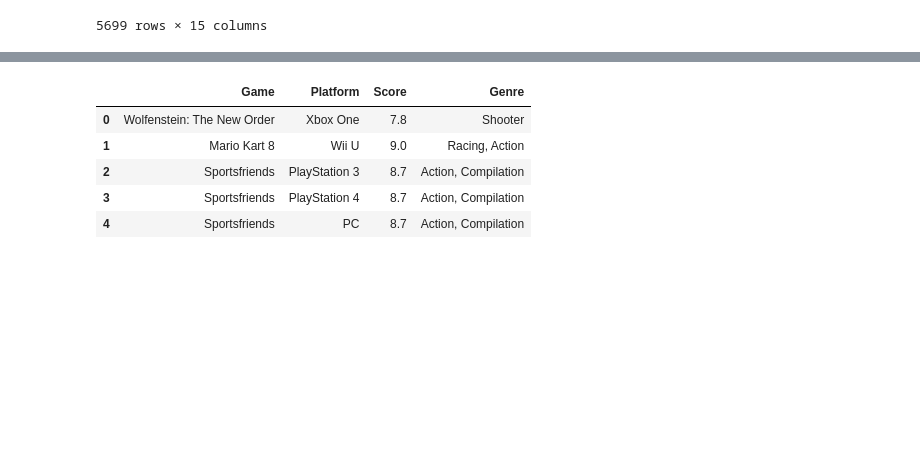
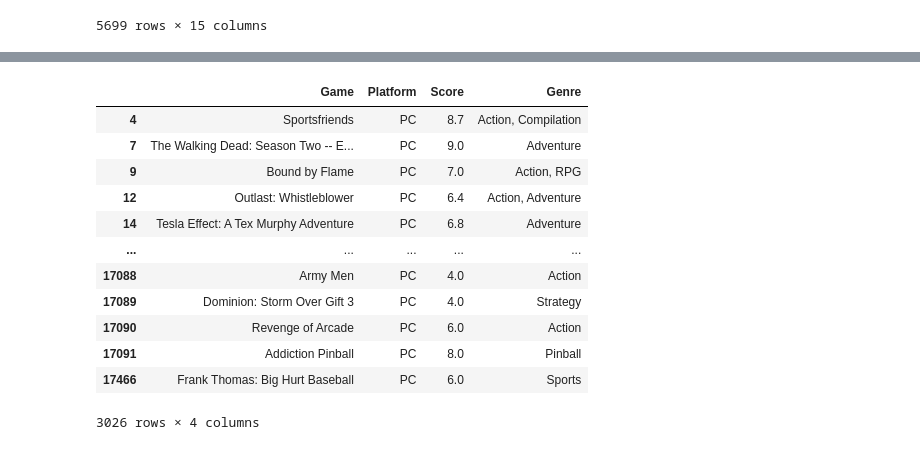
Before and after one commit to Witwer93/ETL-Project, a Jupyter notebook: etl_project_file.ipynb, the cells around one changed output, grey strips where cells are left out. Drawn from its saved outputs; the diff is of its cells as text; code cells hidden in the pictures; blank space fills up the shorter version.

Commit message:
Finished extraction, working on transformation
Working on cleaning dataframes made from csvs from kaggle.com

```diff
--- a/etl_project_file.ipynb
+++ b/etl_project_file.ipynb
@@ -88,11 +104,19 @@ ks_games_df.head()
 | 475 | 1002272545 | Course: Make a Stunning Fantasy R... | Video Games | Games | USD | 2016-08-13 | 10200.0 | 2016-07-14 00:01:11 | 20709.50 | successful | ... |
 # %%
 ign_df = pd.read_csv("db_files/IGN_reviews.csv", encoding = 'utf-8')
-ign_df.head()
+ign_df_pc = ign_df.loc[ign_df['Platform']=='PC']
+ign_df_pc
 # %% [output]
 |  | Game | Platform | Score | Genre |
-| 0 | Wolfenstein: The New Order | Xbox One | 7.8 | Shooter |
-| 1 | Mario Kart 8 | Wii U | 9.0 | Racing, Action |
-| 2 | Sportsfriends | PlayStation 3 | 8.7 | Action, Compilation |
-| 3 | Sportsfriends | PlayStation 4 | 8.7 | Action, Compilation |
 | 4 | Sportsfriends | PC | 8.7 | Action, Compilation |
+| 7 | The Walking Dead: Season Two -- E... | PC | 9.0 | Adventure |
+| 9 | Bound by Flame | PC | 7.0 | Action, RPG |
+| 12 | Outlast: Whistleblower | PC | 6.4 | Action, Adventure |
+| 14 | Tesla Effect: A Tex Murphy Adventure | PC | 6.8 | Adventure |
+| ... | ... | ... | ... | ... |
+| 17088 | Army Men | PC | 4.0 | Action |
+| 17089 | Dominion: Storm Over Gift 3 | PC | 4.0 | Strategy |
+| 17090 | Revenge of Arcade | PC | 6.0 | Action |
+| 17091 | Addiction Pinball | PC | 8.0 | Pinball |
+| 17466 | Frank Thomas: Big Hurt Baseball | PC | 6.0 | Sports |
+3026 rows × 4 columns
```
Also changed, not shown: parts of 18 cells of this notebook, 1 other file.
